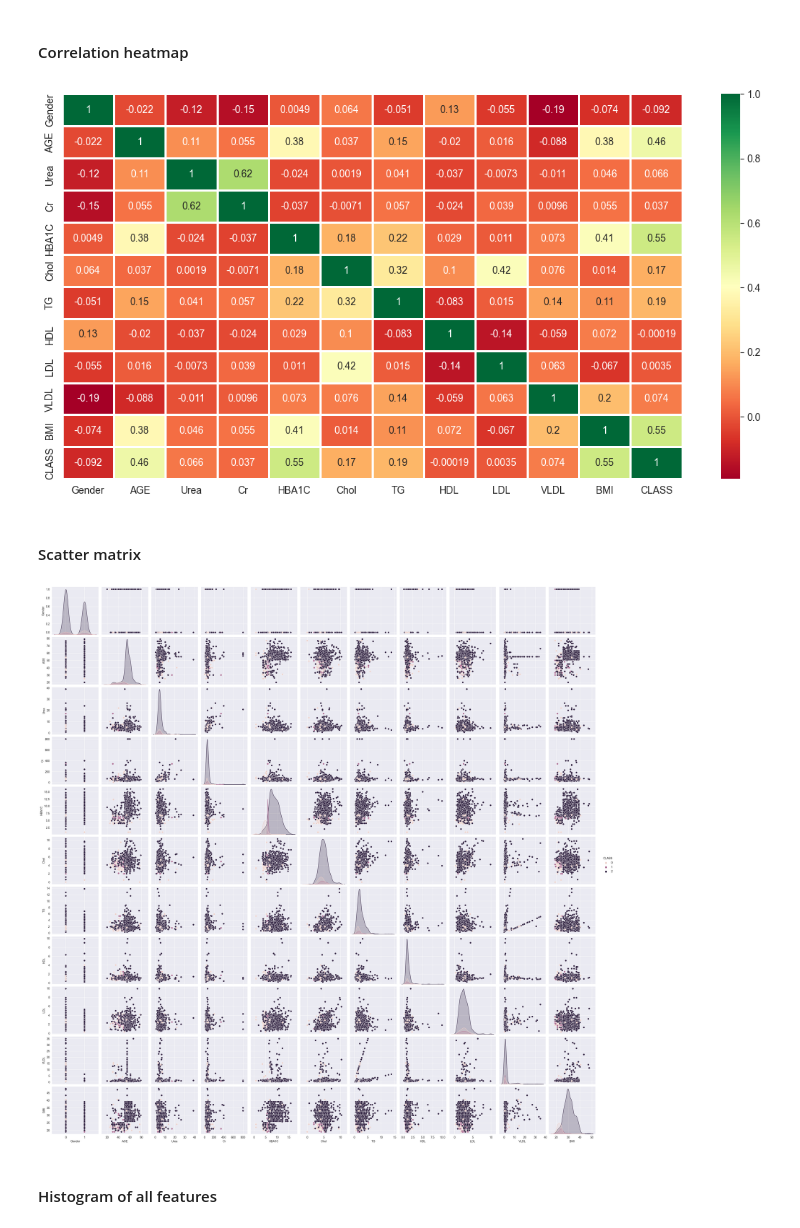
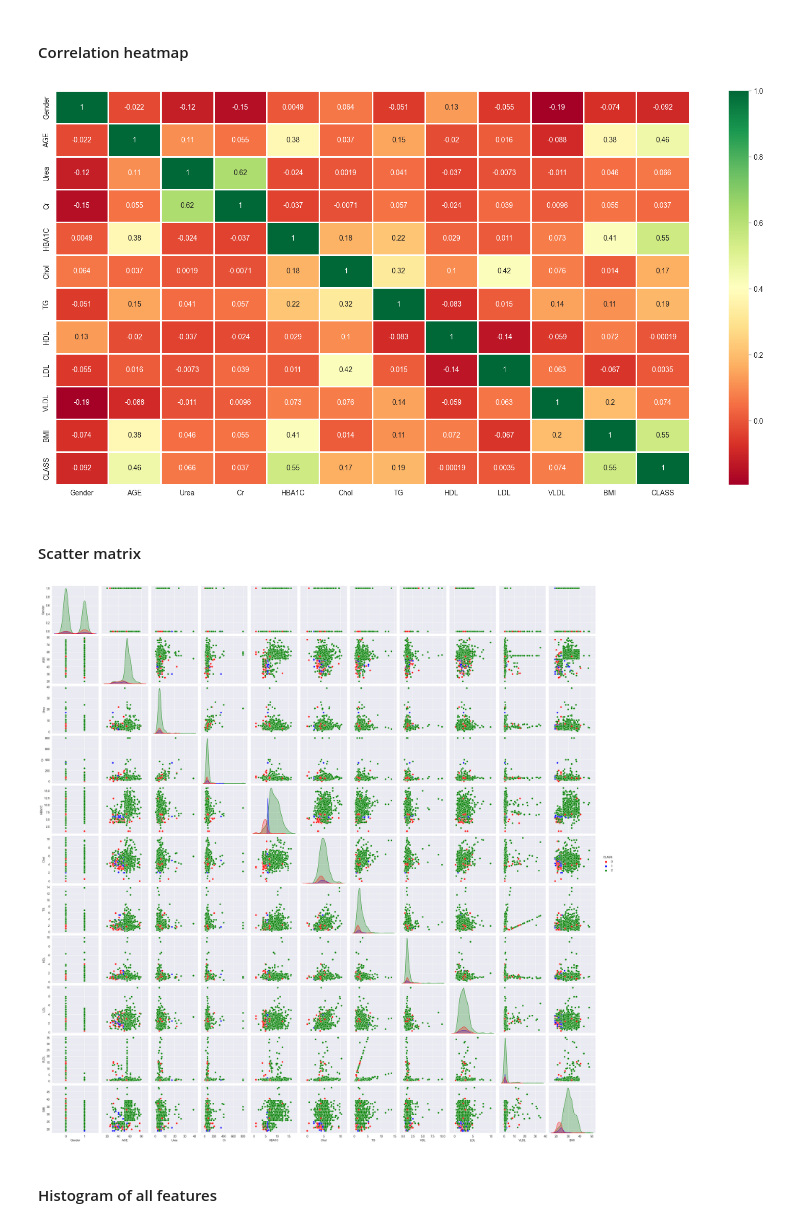
Before and after one commit to Vasyl-Poremchuk/diabetes-analysis-and-prediction, a Jupyter notebook: diabetes_analysis_and_prediction.ipynb, the cells around one changed output. Drawn from its saved outputs; the diff is of its cells as text; code cells hidden in the pictures.

```diff
--- a/diabetes_analysis_and_prediction.ipynb
+++ b/diabetes_analysis_and_prediction.ipynb
@@ -204,27 +204,33 @@ Name: CLASS, dtype: float64
 #### Correlation heatmap
 # %%
 plt.figure(
-    figsize=(14, 7)
+    figsize=(20, 10)
 )
 
 sns.heatmap(
     correlation,
     annot=True,
     cmap="RdYlGn",
     linewidths=1,
 )
 
 plt.show()
 # %% [output]
-[figure, old version]
+[figure, new version]
 # %% [markdown]
 #### Scatter matrix
 # %%
-sns.pairplot(diabetes_df_relevant, hue="CLASS")
+custom_palette = ["red", "blue", "green"]
+
+sns.pairplot(
+    diabetes_df_relevant,
+    hue="CLASS",
+    palette=custom_palette,
+)
 
 plt.show()
 # %% [output]
-[figure, old version]
+[figure, new version]
 # %% [markdown]
 #### Histogram of all features
 # %%
```
Also changed, not shown: parts of 32 cells of this notebook.
